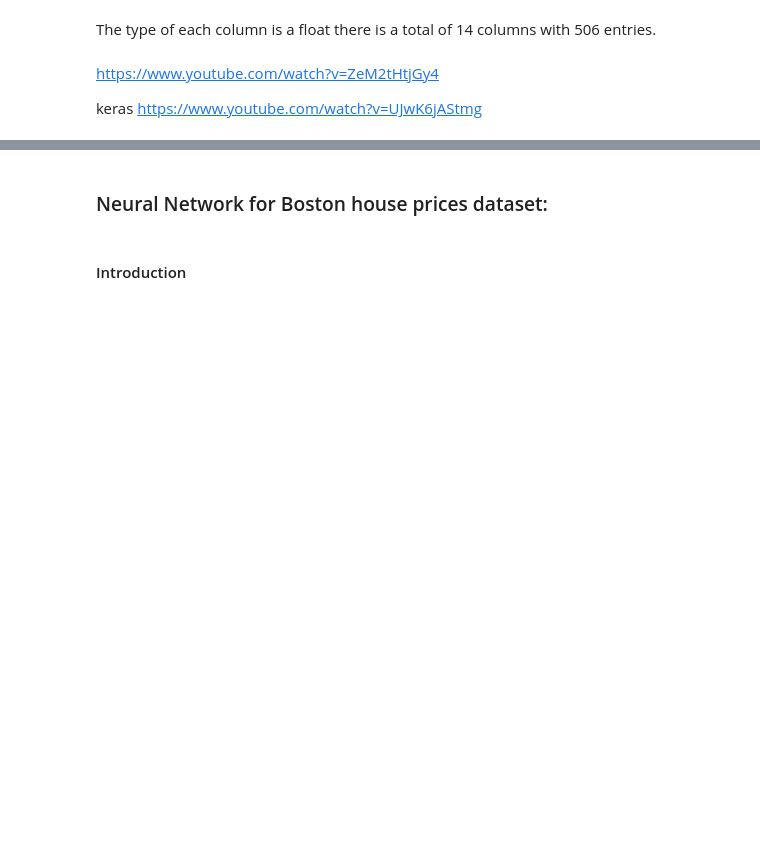
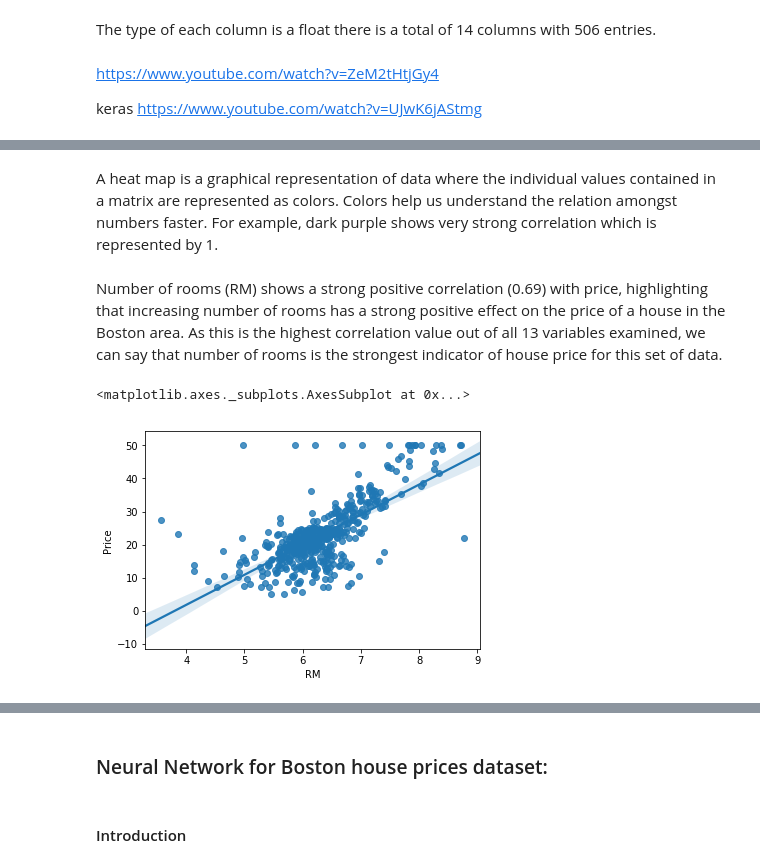
Before and after one commit to MartynaMisk/MachineLearnStat_Assessment, a Jupyter notebook: Project-HousePricing.ipynb, the cells around one changed output, grey strips where cells are left out. Drawn from its saved outputs; the diff is of its cells as text; code cells hidden in the pictures; blank space fills up the shorter version.

```diff
--- a/Project-HousePricing.ipynb
+++ b/Project-HousePricing.ipynb
@@ -144,0 +276,9 @@ https://www.youtube.com/watch?v=UJwK6jAStmg
+# %% [markdown]
+A heat map is a graphical representation of data where the individual values contained in a matrix are represented as colors. Colors help us understand the relation amongst numbers faster. For example, dark purple shows very strong correlation which is represented by 1.
+# %% [markdown]
+Number of rooms (RM) shows a strong positive correlation (0.69) with price, highlighting that increasing number of rooms has a strong positive effect on the price of a house in the Boston area. As this is the highest correlation value out of all 13 variables examined, we can say that number of rooms is the strongest indicator of house price for this set of data.
+# %%
+sns.regplot(x=data["RM"], y=data["Price"])
+# %% [output]
+<matplotlib.axes._subplots.AxesSubplot at 0x...>
+[figure, added]
```
Also changed, not shown: parts of 69 cells of this notebook.
